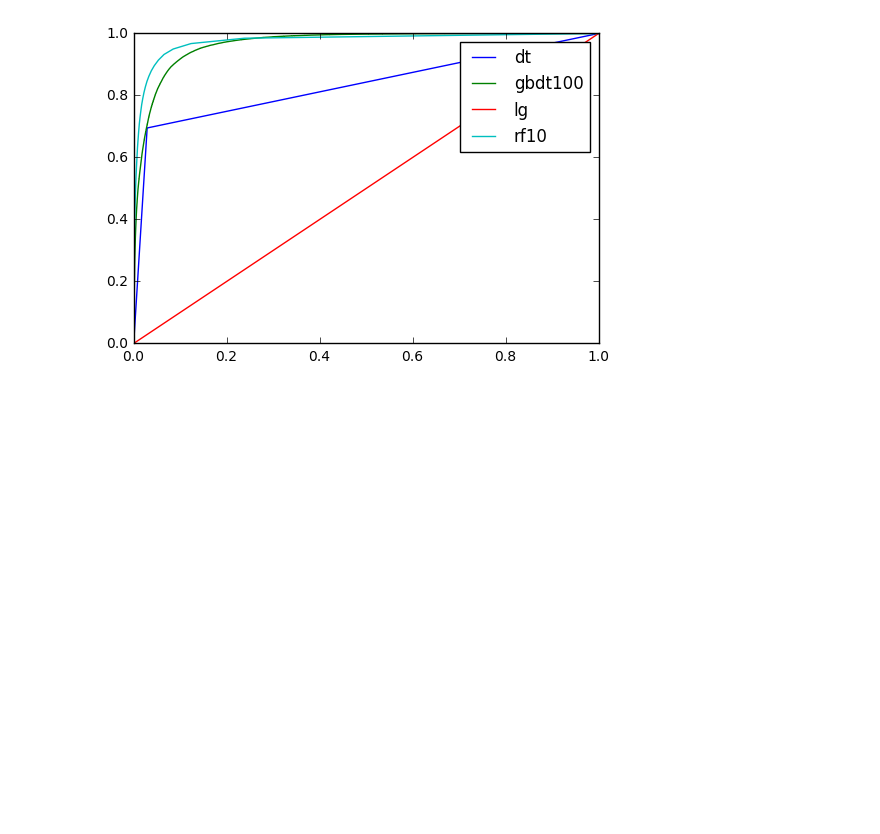
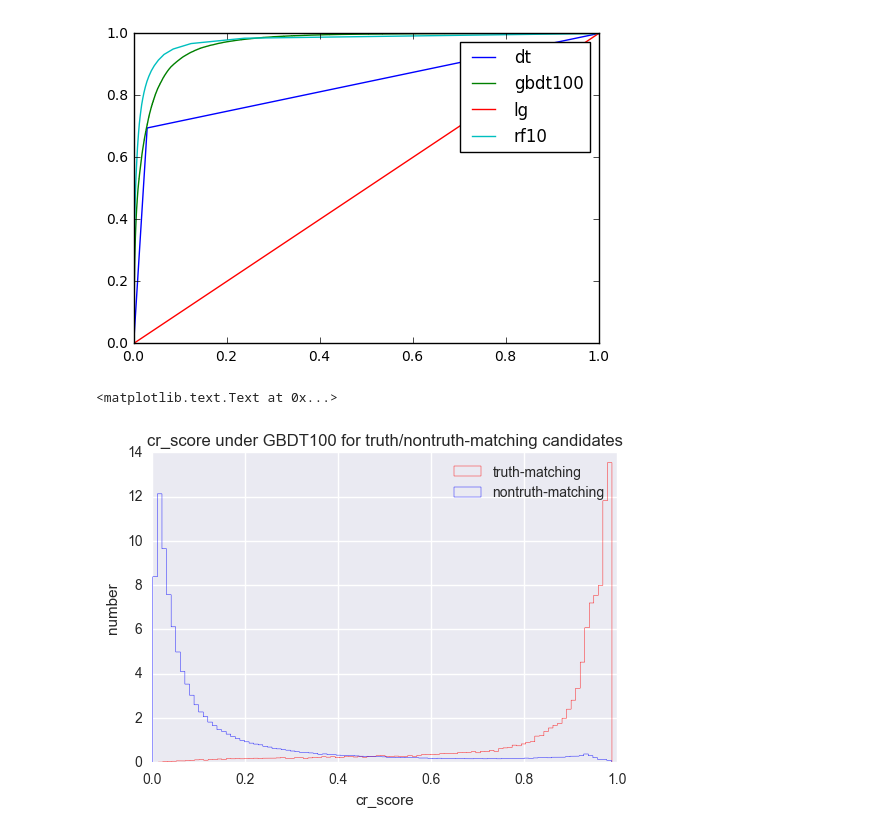
Before and after one commit to DJS2017/darkphoton_learning, a Jupyter notebook: candidate_selection/model_evaluation.ipynb, the cells around one changed output. Drawn from its saved outputs; the diff is of its cells as text; code cells hidden in the pictures; blank space fills up the shorter version.

```diff
--- a/candidate_selection/model_evaluation.ipynb
+++ b/candidate_selection/model_evaluation.ipynb
@@ -74,0 +90,12 @@ Plotting ROC curve...
+# %%
+#plt.hist((events_test.upsmcmass - events_test.upsmass),bins=100,range=[0,1])
+#plt.hist((events_test.A1mcmass - events_test.A1mass),bins=100,range=[0,0.5])
+plt.hist(signal_test[signal_test.truth_matching==True].cr_score, bins=100, color='r',label='truth-matching',histtype='step', normed=True)
+plt.hist(signal_test[signal_test.truth_matching==False].cr_score, bins=100, color='b',label='nontruth-matching',histtype='step', normed=True)
+plt.legend()
+plt.xlabel('cr_score')
+plt.ylabel('number')
+plt.title('cr_score under GBDT100 for truth/nontruth-matching candidates')
+# %% [output]
+<matplotlib.text.Text at 0x...>
+[figure, added]
```
Also changed, not shown: parts of 6 cells of this notebook.
